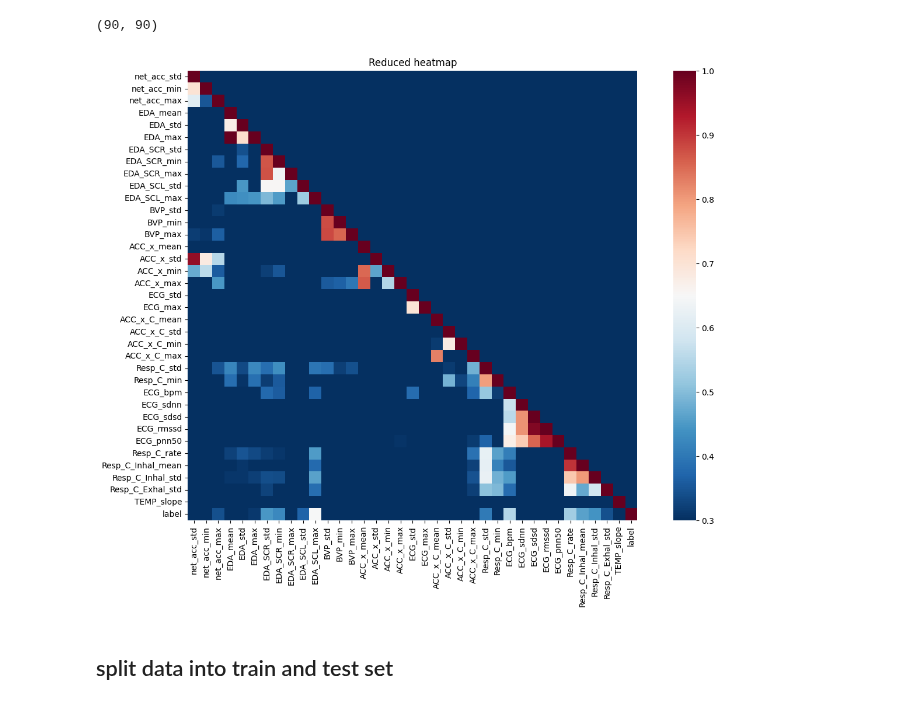
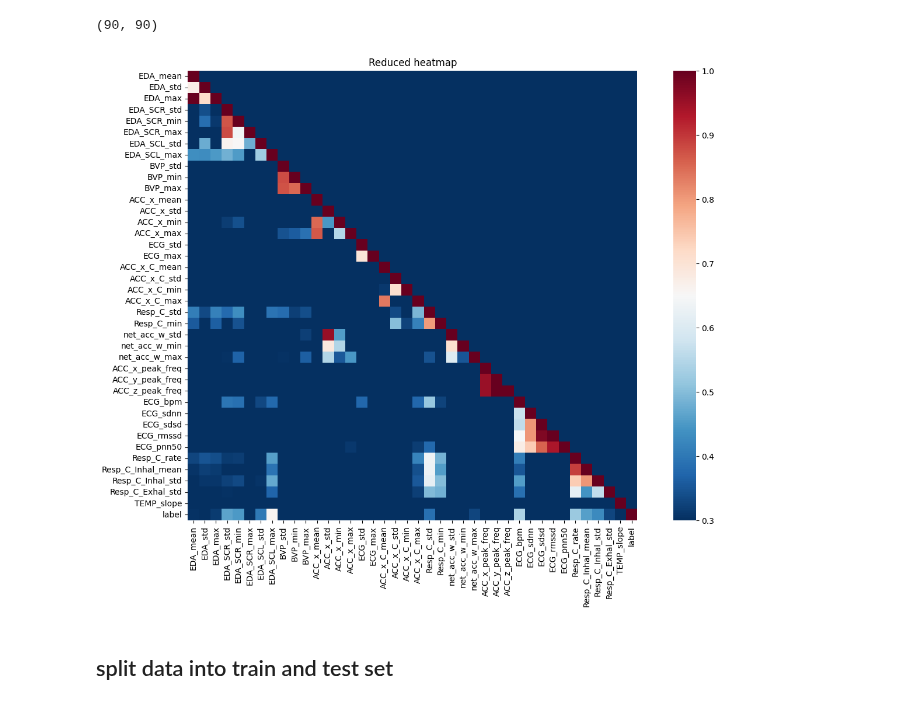
Before and after one commit to AbdulAlkurdi/anxietyFB, a Jupyter notebook: Study2.ipynb, the cells around one changed output. Drawn from its saved outputs; the diff is of its cells as text; code cells hidden in the pictures.

```diff
--- a/Study2.ipynb
+++ b/Study2.ipynb
@@ -96,7 +93,7 @@ fs_dict = {
 }
 # Window size
 WINDOW_IN_SECONDS = 60
-stride = 1
+stride = 10
 
 # Labels
 label_dict = {'baseline': 1, 'stress': 2, 'amusement': 0}
@@ -105,8 +102,12 @@ int_to_label = {1: 'baseline', 2: 'stress', 0: 'amusement'}
 # Feature names
 feat_names = None
 # Where to save the data
-loadPath = '/mnt/d/Users/alkurdi/data/WESAD'
-loadPath_GN = '/mnt/d/Users/alkurdi/data/GN-WESAD'
+drive = 'E:/'
+#loadPath = '/C/Users/alkurdi/Desktop/Vansh/data/WESAD'
+loadPath = "E:/Users/alkurdi/data/WESAD"
+#loadPath_GN = '/C/Users/alkurdi/Desktop/Vansh/data/GN-WESAD'
+loadPath_GN = "E:/Users/alkurdi/data/GN-WESAD"
+
 # Where to get the data
 subject_feature_path = '/subject_feats'
 fb_model_list = ['DT', 'RF', 'SVM', 'LDA', 'KNN', 'AB','XGB']
@@ -143,8 +144,10 @@ def read_n_reduce(path):
     df = reduced_df
     return df
 
+rel_path = '/subject_feats/WESADfeatures-win60stride10.csv'
+df = read_n_reduce(loadPath + rel_path)
 
-df = read_n_reduce(loadPath + subject_feature_path + '/oct5_feats4.csv')
+#df = read_n_reduce(loadPath + subject_feature_path + '/oct5_feats4.csv')
 # %% [markdown]
 ## Generate correlation between features and labels
 # %%
@@ -183,7 +184,7 @@ drop_list = ['net_acc_C_mean', 'net_acc_C_std', 'net_acc_C_min',
              'EDA_SCL_mean', 'EDA_SCL_min', 'TEMP_min', 'TEMP_max',
              'ACC_x_C_abs_integral','ACC_y_C_abs_integral', 'ACC_z_C_abs_integral',
              'TEMP_drange', 'ACC_y_mean', 'EDA_min']
-corr_df = df#.reindex(sorted(df.columns), axis=1)
+corr_df = df.copy()#.reindex(sorted(df.columns), axis=1)
 corr = abs(corr_df.drop(columns=drop_list).corr())
 
 
@@ -206,34 +207,34 @@ ind_x = ind_x.tolist();ind_x.pop(-1)
 corr = np.delete(corr, ind_x, 0)
 corr = np.delete(corr, ind_x, 1)
 map_labels = list(filter(lambda x: labels.index(x) not in ind_x, labels))
 
 
 #now the same for rows
 ind_y, = np.where(np.all(np.logical_or(corr<val_min, corr>val_max), axis=1))
 ind_y = ind_y.tolist();ind_y.pop(-1)
 corr = np.delete(corr, ind_y, 0)
 corr = np.delete(corr, ind_y, 1)
 
 #update labels
 map_labels = list(filter(lambda x: map_labels.index(x) not in ind_y, map_labels))
 
 # use only lower triangle
 corr = np.tril(corr)
 
 #update labels
 plt.figure(figsize=(16, 10))
 #plot heatmap
 g = sns.heatmap(corr,
     xticklabels=map_labels,
     yticklabels=map_labels,
     vmin=.3, #val_min,
     #vmax=val_max,
     cmap=my_cmap,
     square=True)
 g.set_title("Reduced heatmap")
 plt.show()
 # %% [output]
-[figure, old version]
+[figure, new version]
 # %%
 # df = df.loc[:, df.columns != 'Resp_C_rate'] #I don't know why this is here.
 
```
Also changed, not shown: parts of 40 cells of this notebook, 7 other files.
